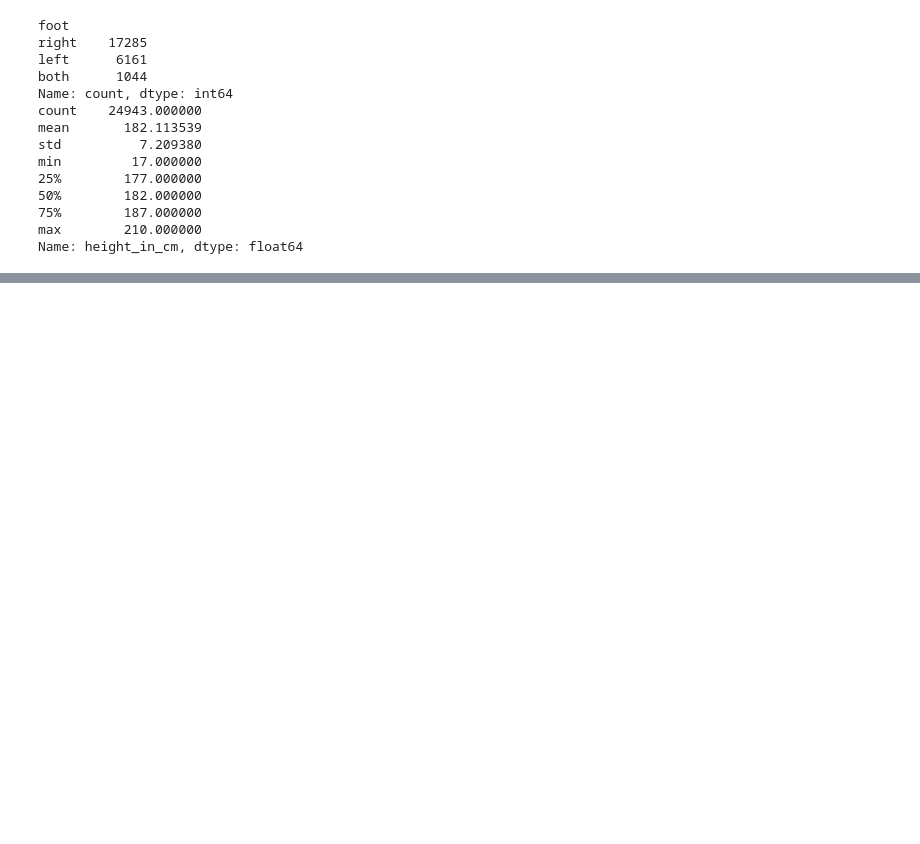
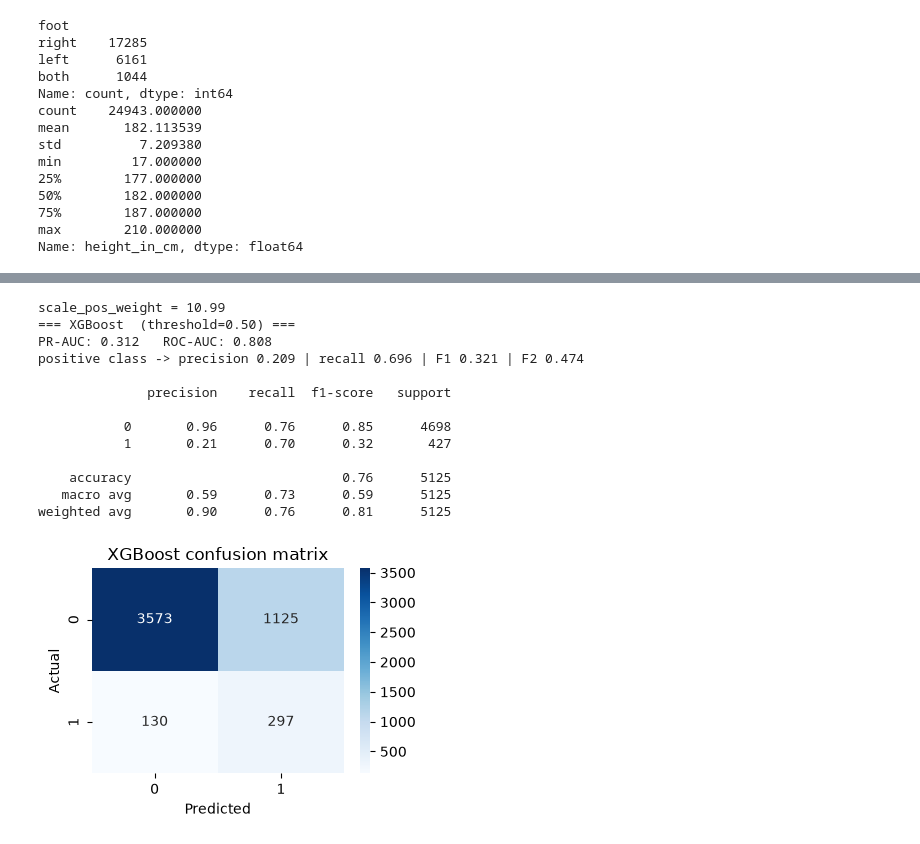
Before and after one commit to irtaza-shahzad/WonderKidClassifier, a Jupyter notebook: Wonderkid_Classifier.ipynb, the cells around one changed output, grey strips where cells are left out. Cells and saved outputs as stored; diff of their text form; code cells hidden in the pictures; blank space fills up the shorter version.

```diff
--- a/Wonderkid_Classifier.ipynb
+++ b/Wonderkid_Classifier.ipynb
@@ -666,0 +869,35 @@ weighted avg       0.81      0.78      0.80      5125
+# %%
+# XGBoost - typically the strongest tabular model. We handle imbalance with scale_pos_weight,
+# which is XGBoost's built-in equivalent of class weighting (ratio of negatives to positives).
+from xgboost import XGBClassifier
+
+neg = int((y_train == 0).sum())
+pos = int((y_train == 1).sum())
+scale_pos_weight = neg / pos
+print(f"scale_pos_weight = {scale_pos_weight:.2f}")
+
+xgb_pipeline = Pipeline([
+    ('preprocessor', preprocessor),
+    ('classifier', XGBClassifier(
+        n_estimators=400, max_depth=4, learning_rate=0.05,
+        subsample=0.9, colsample_bytree=0.9,
+        scale_pos_weight=scale_pos_weight,
+        eval_metric='aucpr', random_state=42, n_jobs=-1))
+])
+xgb_pipeline.fit(X_train, y_train)
+_ = evaluate_model('XGBoost', xgb_pipeline)
+# %% [output]
+scale_pos_weight = 10.99
+=== XGBoost  (threshold=0.50) ===
+PR-AUC: 0.312   ROC-AUC: 0.808
+positive class -> precision 0.209 | recall 0.696 | F1 0.321 | F2 0.474
+
+              precision    recall  f1-score   support
+
+           0       0.96      0.76      0.85      4698
+           1       0.21      0.70      0.32       427
+
+    accuracy                           0.76      5125
+   macro avg       0.59      0.73      0.59      5125
+weighted avg       0.90      0.76      0.81      5125
+[figure, added]
```
Also changed, not shown: parts of 43 cells of this notebook, 7 other files.
